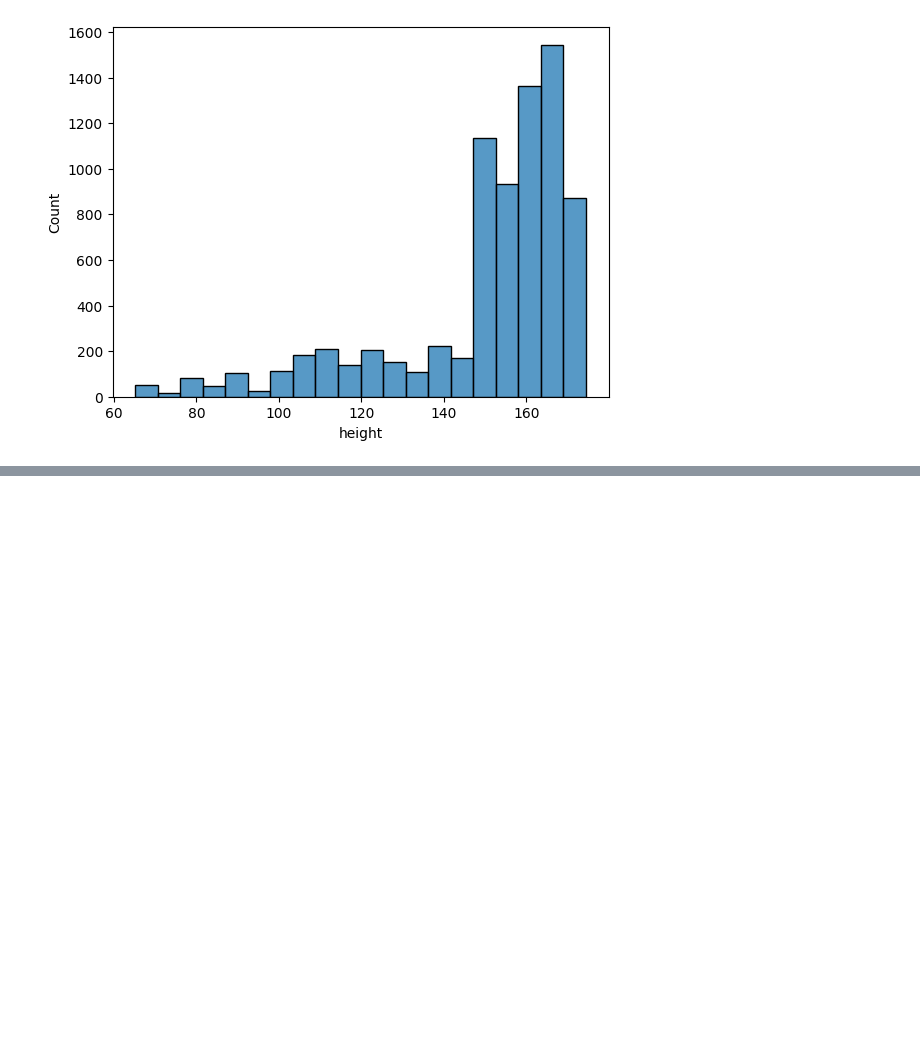
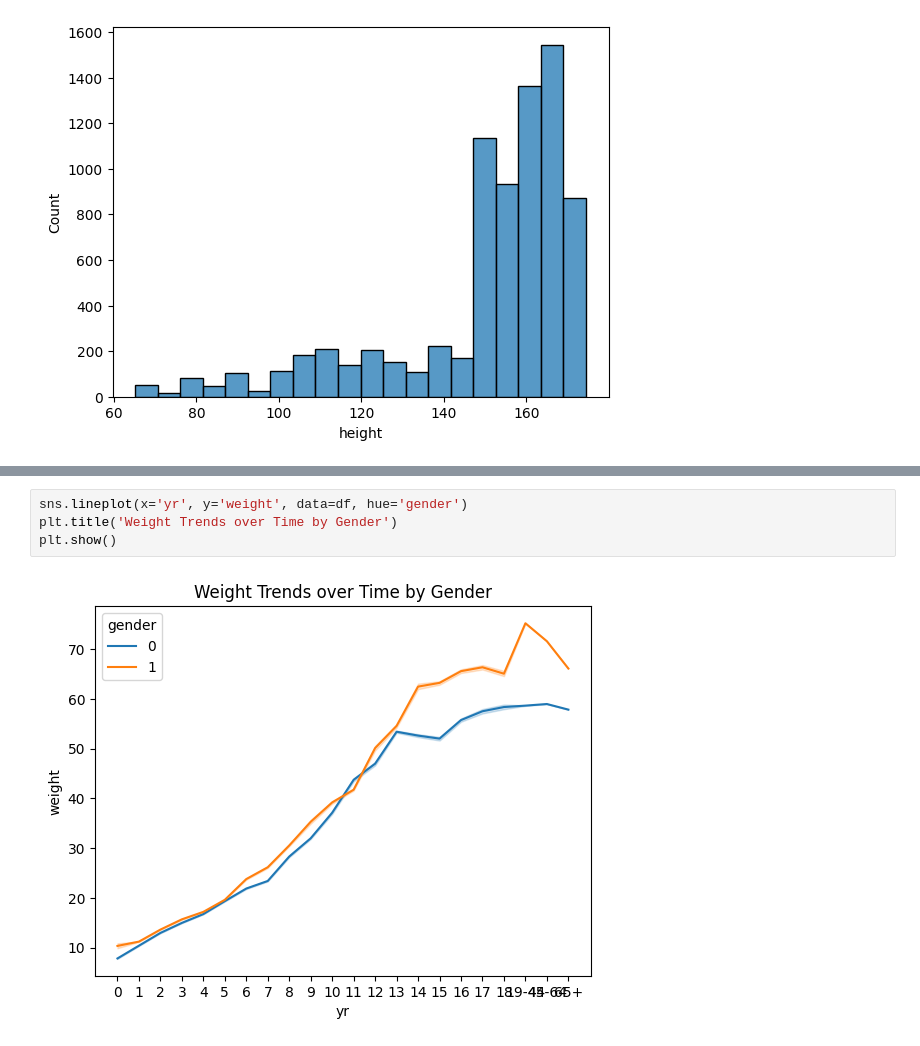
Before and after one commit to saadkhalidabbasi/EDA-Projects, a Jupyter notebook: Taiwan_height_and_weight_sampling_data.ipynb, the cells around one changed output, grey strips where cells are left out. Drawn from its saved outputs; the diff is of its cells as text; blank space fills up the shorter version.

```diff
--- a/Taiwan_height_and_weight_sampling_data.ipynb
+++ b/Taiwan_height_and_weight_sampling_data.ipynb
@@ -234,0 +254,6 @@ plt.show()
+# %%
+sns.lineplot(x='yr', y='weight', data=df, hue='gender')
+plt.title('Weight Trends over Time by Gender')
+plt.show()
+# %% [output]
+[figure, added]
```
Also changed, not shown: parts of 5 cells of this notebook.
